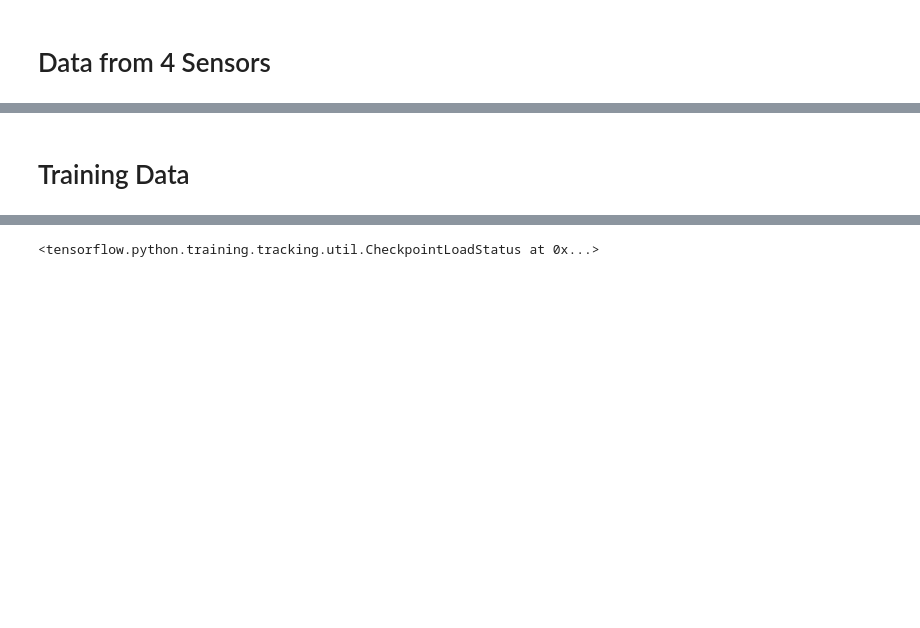
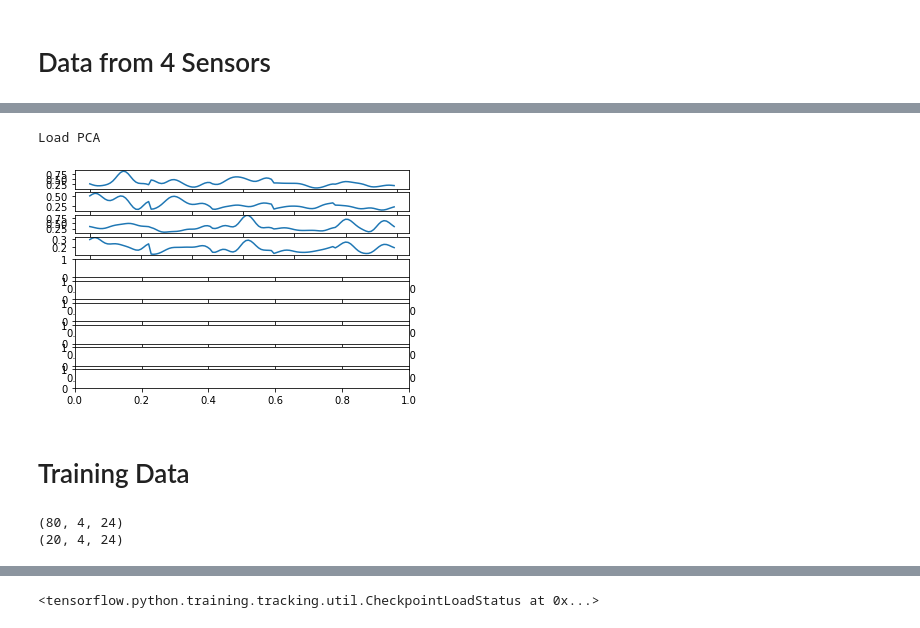
Before and after one commit to salzaabi/CapstoneJ8, a Jupyter notebook: LSTM_Stare_Data.ipynb, the cells around one changed output, grey strips where cells are left out. Saved outputs shown, nothing was run; the diff lists cells and outputs as text; code cells hidden in the pictures; blank space fills up the shorter version.

```diff
--- a/LSTM_Stare_Data.ipynb
+++ b/LSTM_Stare_Data.ipynb
@@ -63,3 +64,13 @@ for col in range(pca_df.shape[1]):
+# %%
+pca_df = pca_and_inverse(df[480:], True)
+subplot = 0
+fig, axs = plt.subplots(10)
+for col in range(pca_df.shape[1]):
+    axs[subplot].plot(pca_df[:,col])
+    subplot += 1
+# %% [output]
+Load PCA
+[figure, added]
 # %% [markdown]
 <h1> Training Data
 # %%
@@ -114,3 +141,17 @@ for target in targets:
+# %%
+# total_train_x = pca_and_inverse(total_train_x, False, 0.9)
+# total_validate_x = pca_and_inverse(total_validate_x, True)
+
+total_train_x = split_to_training_data(total_train_x)
+total_validate_x = split_to_training_data(total_validate_x)
+
+total_train_x = scale_and_normalize(total_train_x)
+total_validate_x = scale_and_normalize(total_validate_x)
+
+#     train_x = scale_and_normalize(train_x)
+# %% [output]
+(80, 4, 24)
+(20, 4, 24)
 # %%
 total_train_x.shape
 # %% [output]
```
Also changed, not shown: parts of 27 cells of this notebook, 3 other files.
